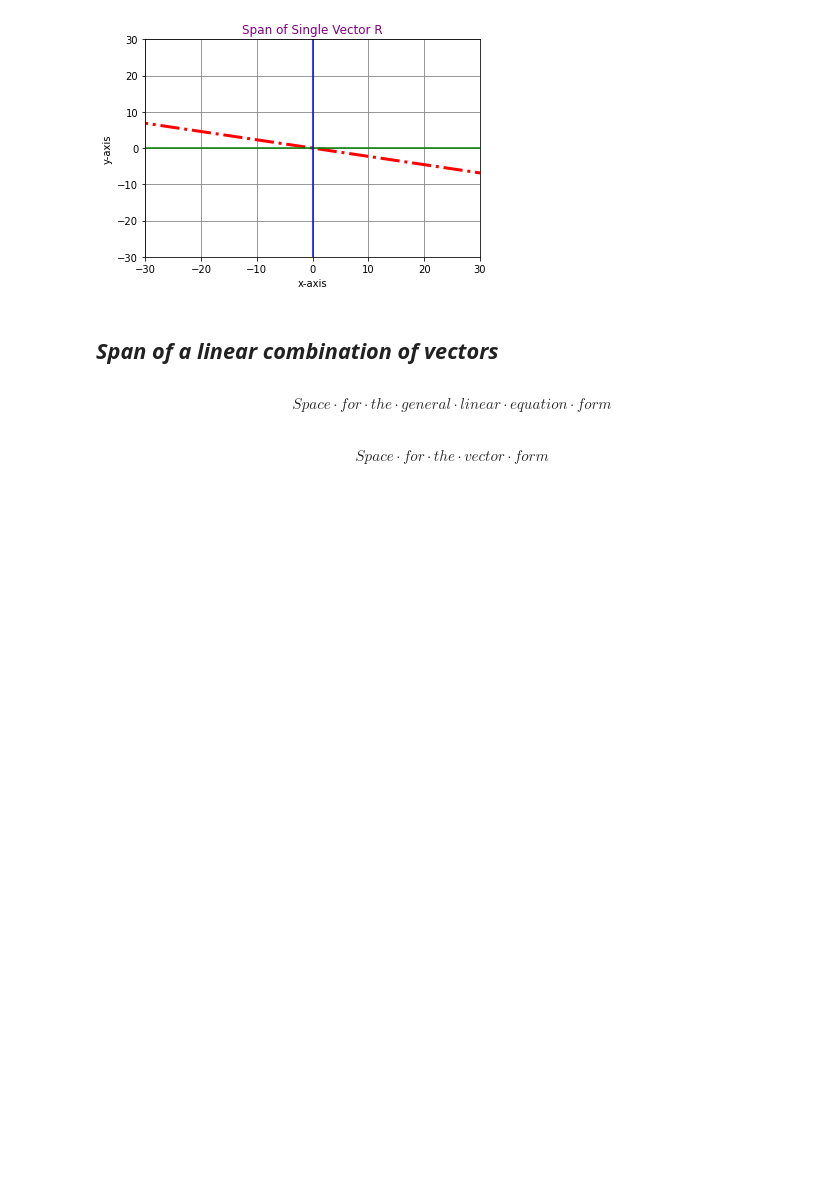
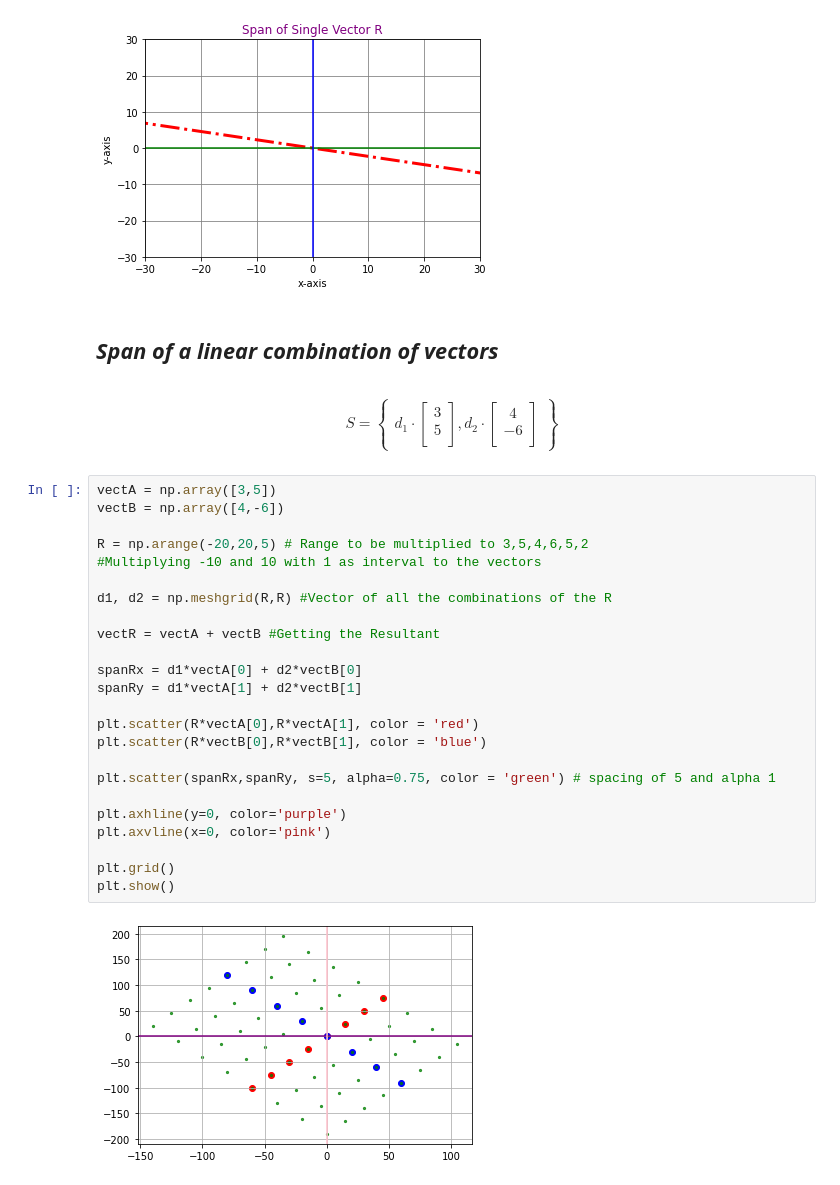
Before and after one commit to ptrciabnquit/Linear-Algebra_2nd-Sem, a Jupyter notebook: Assignment_10_Linear_Combination_and_Vector_Spaces.ipynb, the cells around one changed output. Saved outputs shown, nothing was run; the diff lists cells and outputs as text; blank space fills up the shorter version.

```diff
--- a/Assignment_10_Linear_Combination_and_Vector_Spaces.ipynb
+++ b/Assignment_10_Linear_Combination_and_Vector_Spaces.ipynb
@@ -100,9 +147,32 @@ plt.show()
 [figure]
 # %% [markdown]
 ## ***Span of a linear combination of vectors***
-# %% [markdown]
-$$
-Space \cdot for \cdot the \cdot general \cdot linear \cdot equation \cdot form
-$$
-# %% [markdown]
-$$Space \cdot for \cdot the \cdot vector \cdot form$$
+# %% [markdown]
+$$S = \begin{Bmatrix} d_1 \cdot\begin{bmatrix} 3\\5 \\\end{bmatrix},
+d_2 \cdot \begin{bmatrix} 4\\-6 \\\end{bmatrix}\end{Bmatrix} $$
+# %%
+vectA = np.array([3,5])
+vectB = np.array([4,-6])
+
+R = np.arange(-20,20,5) # Range to be multiplied to 3,5,4,6,5,2
+#Multiplying -10 and 10 with 1 as interval to the vectors
+
+d1, d2 = np.meshgrid(R,R) #Vector of all the combinations of the R
+
+vectR = vectA + vectB #Getting the Resultant
+
+spanRx = d1*vectA[0] + d2*vectB[0]
+spanRy = d1*vectA[1] + d2*vectB[1]
+
+plt.scatter(R*vectA[0],R*vectA[1], color = 'red')
+plt.scatter(R*vectB[0],R*vectB[1], color = 'blue')
+
+plt.scatter(spanRx,spanRy, s=5, alpha=0.75, color = 'green') # spacing of 5 and alpha 1
+
+plt.axhline(y=0, color='purple')
+plt.axvline(x=0, color='pink')
+
+plt.grid()
+plt.show()
+# %% [output]
+[figure, added]
```
Also changed, not shown: parts of 6 cells of this notebook.
